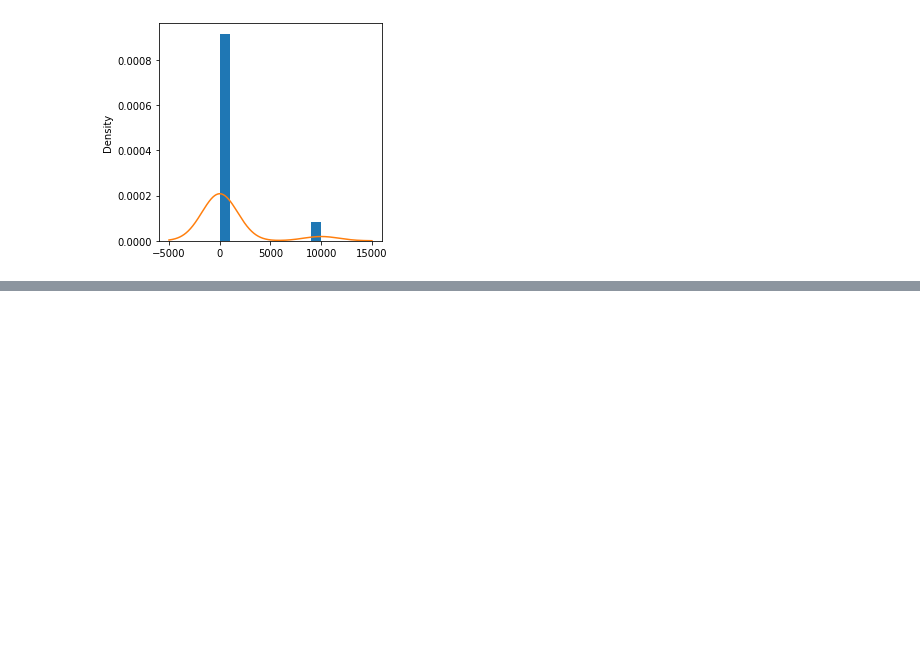
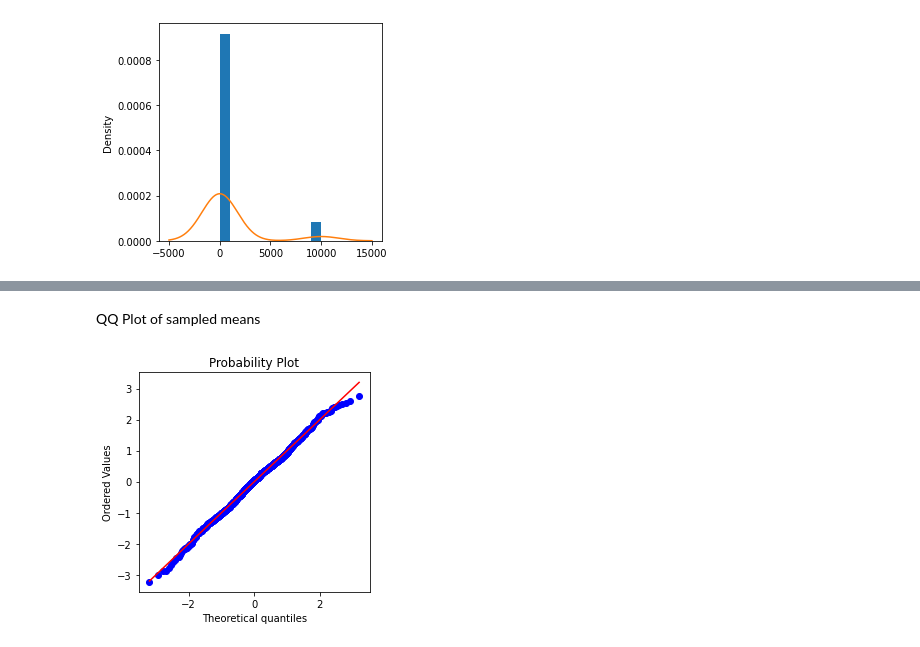
Before and after one commit to ddaeschler/practical-statistics-for-data-scientists, a Jupyter notebook: python/notebooks/explore.ipynb, the cells around one changed output, grey strips where cells are left out. Cells and saved outputs as stored; diff of their text form; code cells hidden in the pictures; blank space fills up the shorter version.

```diff
--- a/python/notebooks/explore.ipynb
+++ b/python/notebooks/explore.ipynb
@@ -161,0 +177,10 @@ plt.show()
+# %% [markdown]
+QQ Plot of sampled means
+# %%
+fig, ax = plt.subplots(figsize=(4, 4))
+probplot(stdnorm[0], plot=ax)
+
+plt.tight_layout()
+plt.show()
+# %% [output]
+[figure, added]
```
Also changed, not shown: parts of 5 cells of this notebook.
